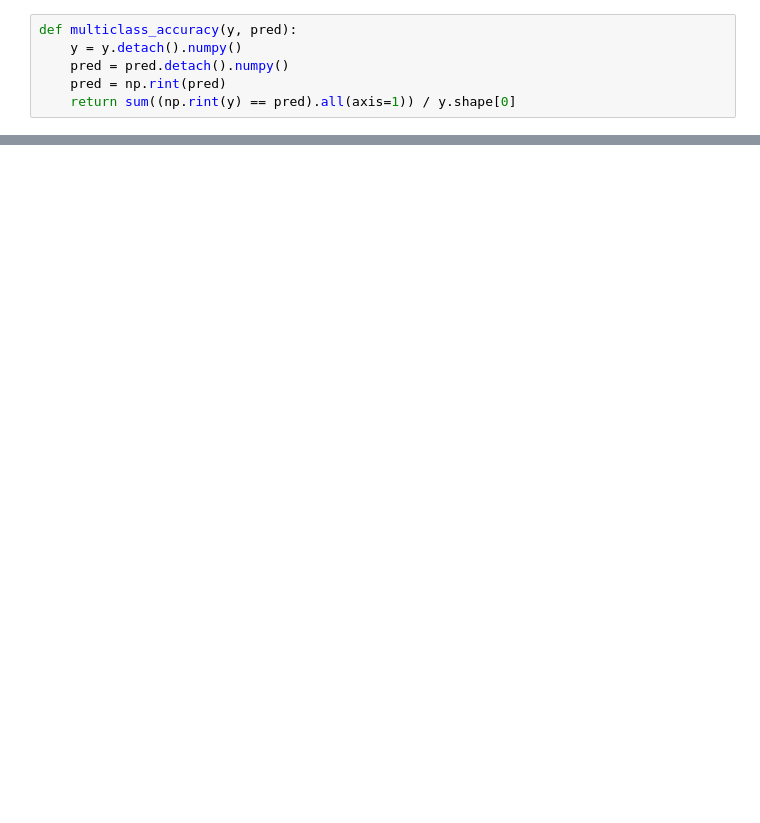
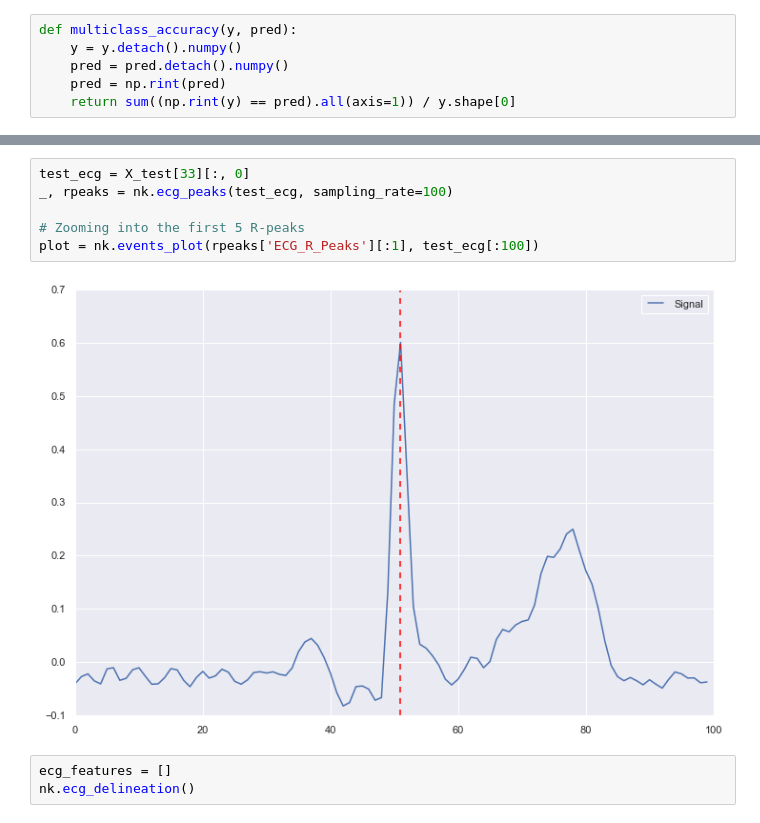
Before and after one commit to nediola/ECG_PTB_XL, a Jupyter notebook: ECGClassifiers.ipynb, the cells around one changed output, grey strips where cells are left out. Saved outputs shown, nothing was run; the diff lists cells and outputs as text; blank space fills up the shorter version.

```diff
--- a/ECGClassifiers.ipynb
+++ b/ECGClassifiers.ipynb
@@ -314,0 +561,11 @@ tensor([0, 1, 4])
+# %%
+test_ecg = X_test[33][:, 0]
+_, rpeaks = nk.ecg_peaks(test_ecg, sampling_rate=100)
+
+# Zooming into the first 5 R-peaks
+plot = nk.events_plot(rpeaks['ECG_R_Peaks'][:1], test_ecg[:100])
+# %% [output]
+[figure, added]
+# %%
+ecg_features = []
+nk.ecg_delineation()
```
Also changed, not shown: parts of 26 cells of this notebook.
